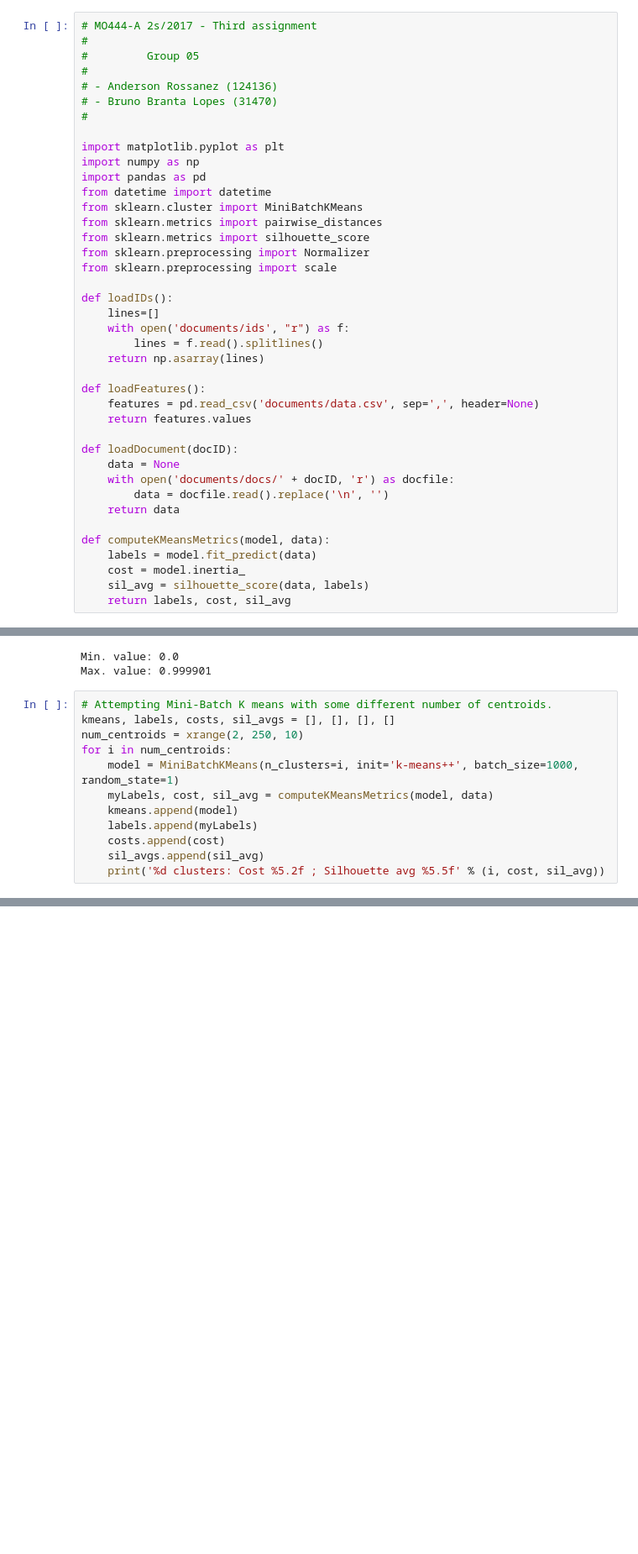
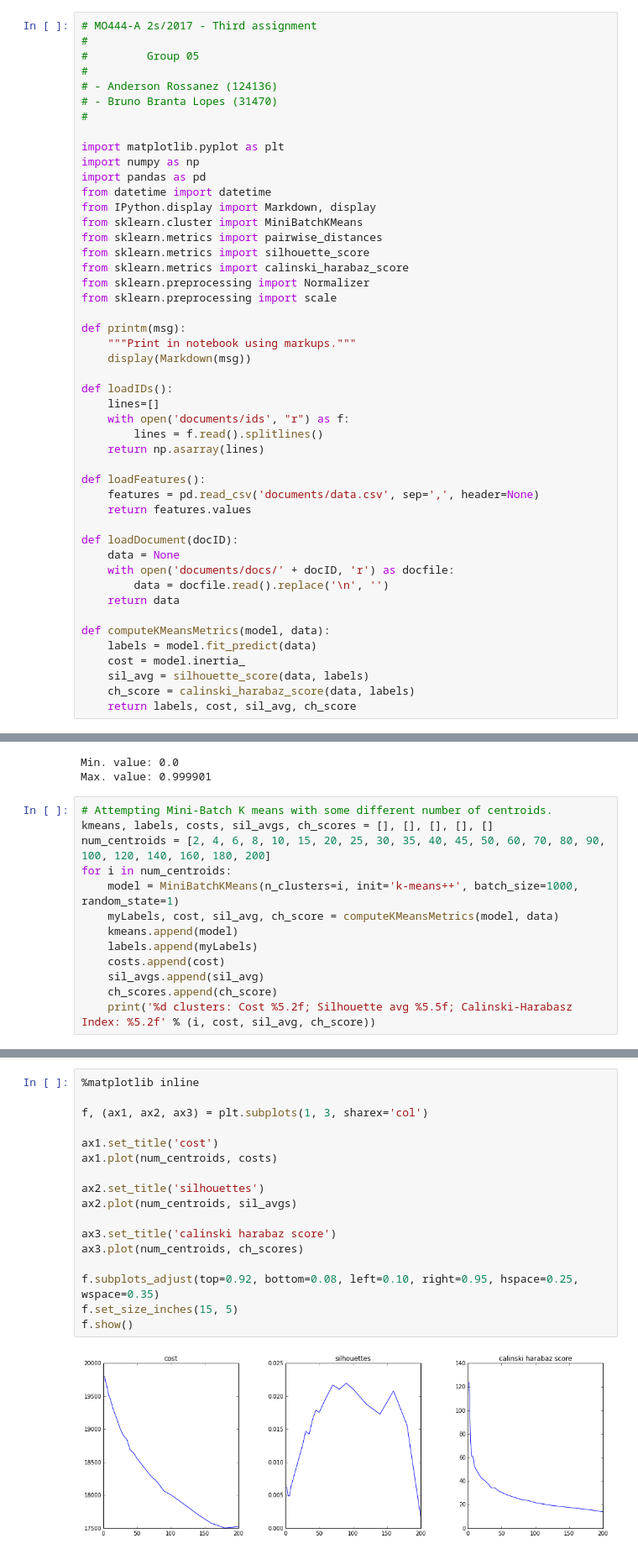
Before and after one commit to rossanez/MO444-2s2017, a Jupyter notebook: Trab03/MO444_2017_Trab03_Grupo05.ipynb, the cells around one changed output, grey strips where cells are left out. Shown at 84% size. Cells and saved outputs as stored; diff of their text form; blank space fills up the shorter version.

Commit message:
Adding Calinski-Harabasz Index

```diff
--- a/Trab03/MO444_2017_Trab03_Grupo05.ipynb
+++ b/Trab03/MO444_2017_Trab03_Grupo05.ipynb
@@ -11,11 +11,17 @@ import matplotlib.pyplot as plt
 import numpy as np
 import pandas as pd
 from datetime import datetime
+from IPython.display import Markdown, display
 from sklearn.cluster import MiniBatchKMeans
 from sklearn.metrics import pairwise_distances
 from sklearn.metrics import silhouette_score
+from sklearn.metrics import calinski_harabaz_score
 from sklearn.preprocessing import Normalizer
 from sklearn.preprocessing import scale
+
+def printm(msg):
+    """Print in notebook using markups."""
+    display(Markdown(msg))
 
 def loadIDs():
     lines=[]
@@ -37,7 +43,8 @@ def computeKMeansMetrics(model, data):
     labels = model.fit_predict(data)
     cost = model.inertia_
     sil_avg = silhouette_score(data, labels)
-    return labels, cost, sil_avg
+    ch_score = calinski_harabaz_score(data, labels)
+    return labels, cost, sil_avg, ch_score
 # %%
 ids = loadIDs()
 print('IDs shape: {}'.format(ids.shape))
@@ -85,14 +92,15 @@ Min. value: 0.0
 Max. value: 0.999901
 # %%
 # Attempting Mini-Batch K means with some different number of centroids.
-kmeans, labels, costs, sil_avgs = [], [], [], []
-num_centroids = xrange(2, 250, 10)
+kmeans, labels, costs, sil_avgs, ch_scores = [], [], [], [], []
+num_centroids = [2, 4, 6, 8, 10, 15, 20, 25, 30, 35, 40, 45, 50, 60, 70, 80, 90, 100, 120, 140, 160, 180, 200]
 for i in num_centroids:
     model = MiniBatchKMeans(n_clusters=i, init='k-means++', batch_size=1000, random_state=1)
-    myLabels, cost, sil_avg = computeKMeansMetrics(model, data)
+    myLabels, cost, sil_avg, ch_score = computeKMeansMetrics(model, data)
     kmeans.append(model)
     labels.append(myLabels)
     costs.append(cost)
     sil_avgs.append(sil_avg)
-    print('%d clusters: Cost %5.2f ; Silhouette avg %5.5f' % (i, cost, sil_avg))
+    ch_scores.append(ch_score)
+    print('%d clusters: Cost %5.2f; Silhouette avg %5.5f; Calinski-Harabasz Index: %5.2f' % (i, cost, sil_avg, ch_score))
 # %% [output]
@@ -137 +124,20 @@ plt.show()
+# %%
+%matplotlib inline
+
+f, (ax1, ax2, ax3) = plt.subplots(1, 3, sharex='col')
+
+ax1.set_title('cost')
+ax1.plot(num_centroids, costs)
+
+ax2.set_title('silhouettes')
+ax2.plot(num_centroids, sil_avgs)
+
+ax3.set_title('calinski harabaz score')
+ax3.plot(num_centroids, ch_scores)
+
+f.subplots_adjust(top=0.92, bottom=0.08, left=0.10, right=0.95, hspace=0.25, wspace=0.35)
+f.set_size_inches(15, 5)
+f.show()
+# %% [output]
+[figure, added]
 # %%
```
Also changed, not shown: parts of 4 cells of this notebook.
